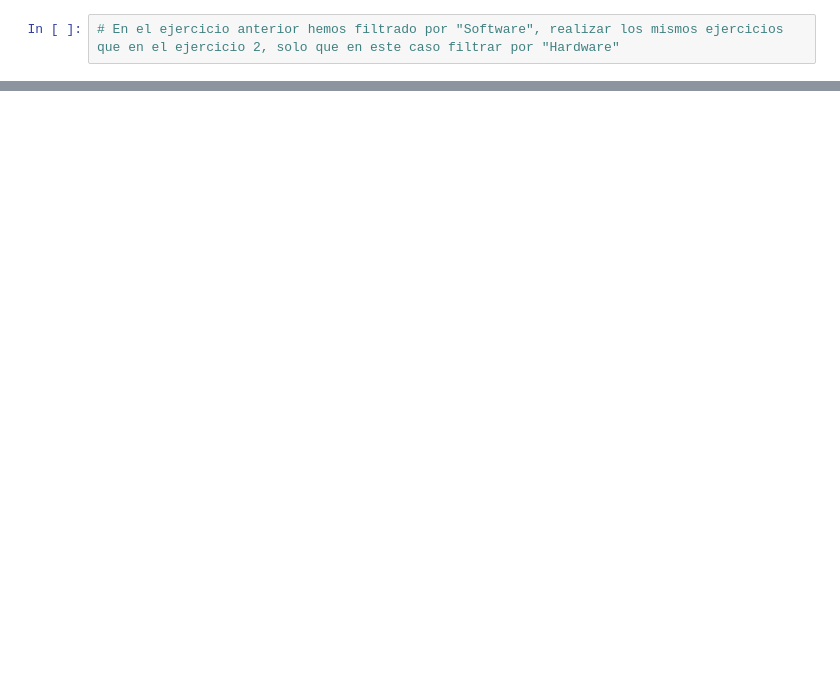
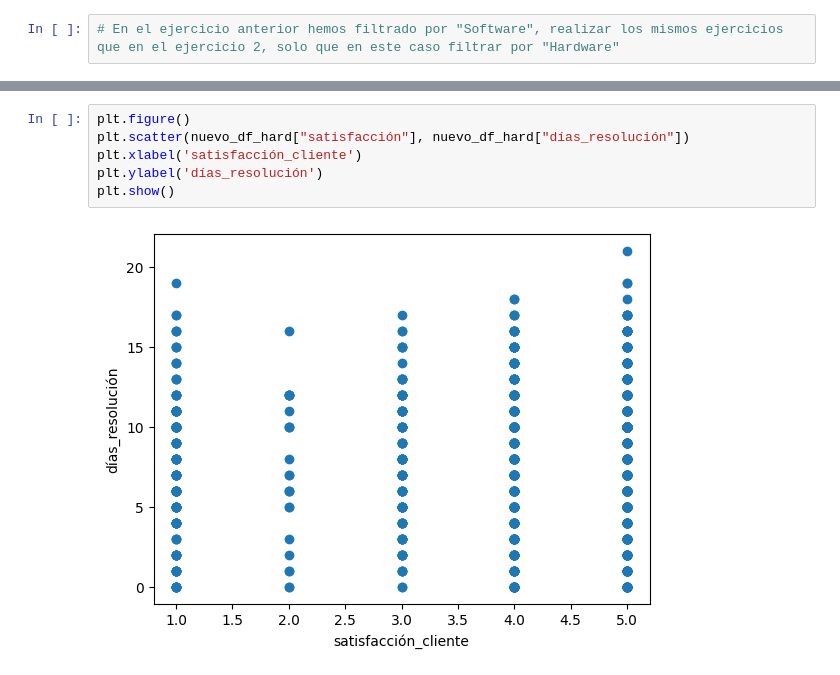
Before and after one commit to NataliaBarquin/Adalab_Pair_programming_3_numpy_pandas_visualizacion, a Jupyter notebook: pair_matplotlib.ipynb, the cells around one changed output, grey strips where cells are left out. Saved outputs shown, nothing was run; the diff lists cells and outputs as text; blank space fills up the shorter version.

```diff
--- a/pair_matplotlib.ipynb
+++ b/pair_matplotlib.ipynb
@@ -85,0 +134,8 @@ plt.show()
+# %%
+plt.figure()
+plt.scatter(nuevo_df_hard["satisfacción"], nuevo_df_hard["días_resolución"])
+plt.xlabel('satisfacción_cliente')
+plt.ylabel('días_resolución')
+plt.show()
+# %% [output]
+[figure, added]
```
Also changed, not shown: parts of 10 cells of this notebook.
